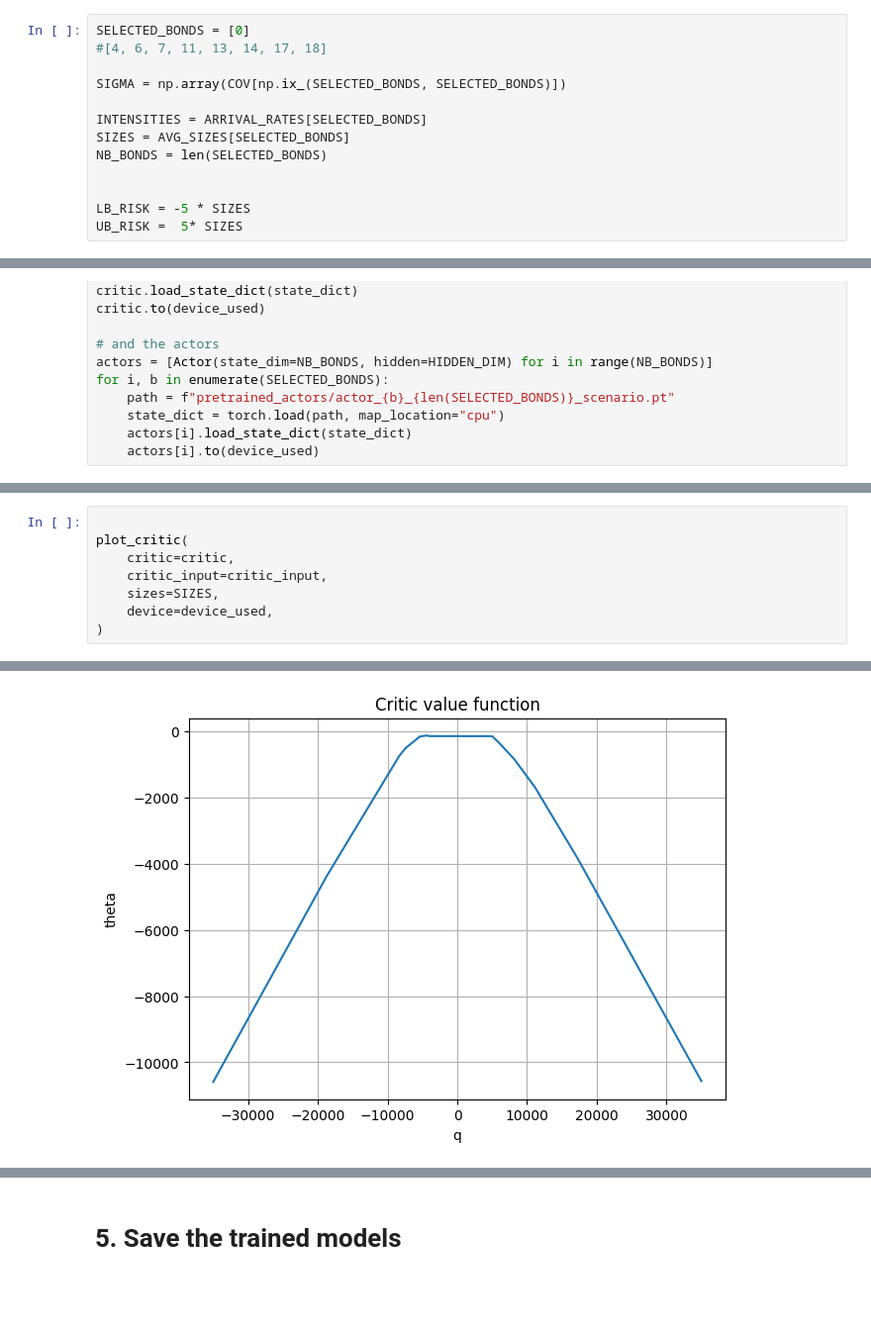
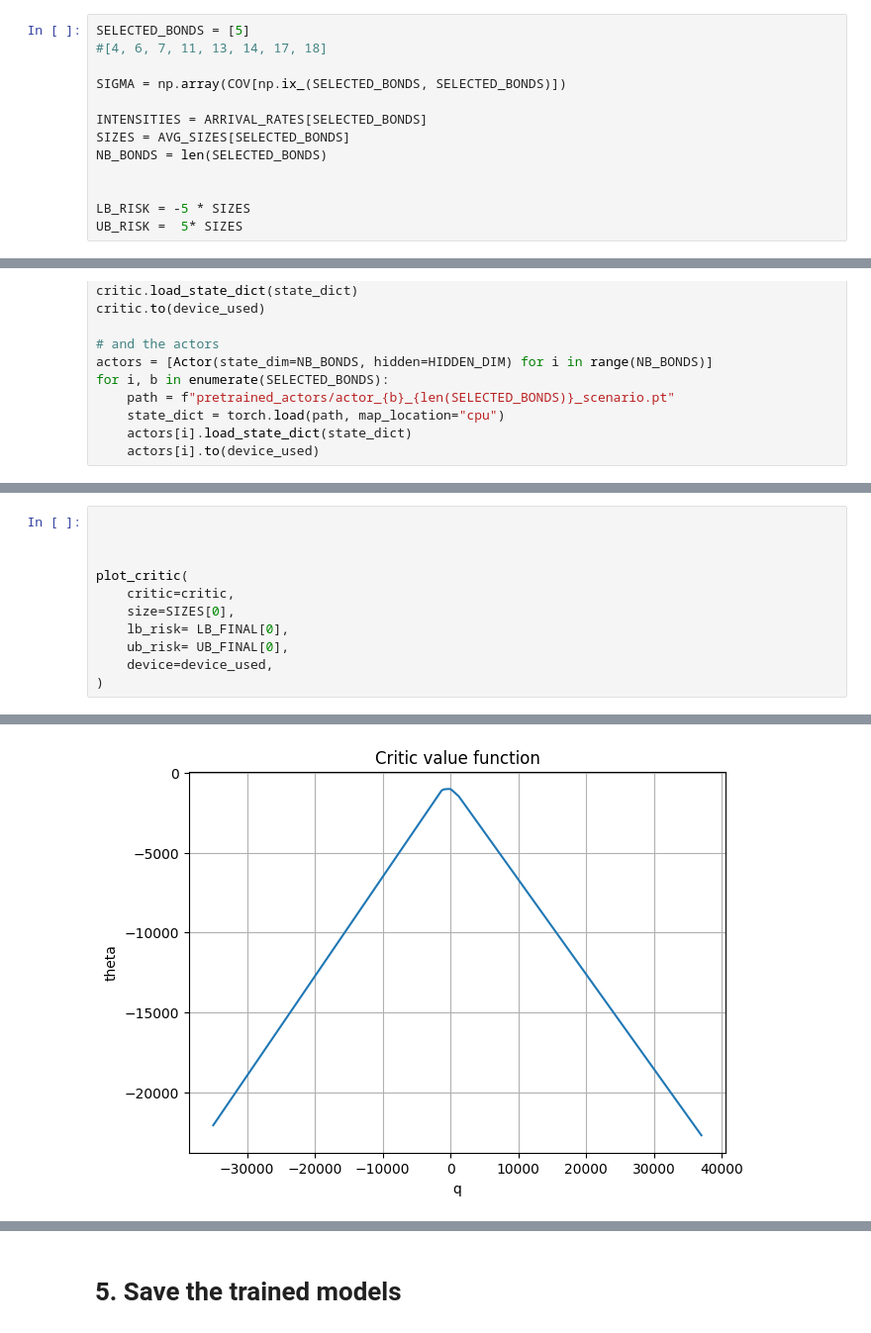
Before and after one commit to MariusKart/Deep-RL-for-Market-Making, a Jupyter notebook: Notebooks/1bond.ipynb, the cells around one changed output, grey strips where cells are left out. Shown at 99% size. Cells and saved outputs as stored; diff of their text form; blank space fills up the shorter version.

```diff
--- a/Notebooks/1bond.ipynb
+++ b/Notebooks/1bond.ipynb
@@ -21,7 +21,7 @@ device_used = "cpu" #torch.device("cuda" if torch.cuda.is_available() else "cpu"
 # %% [markdown]
 # 1. Constants
 # %%
-SELECTED_BONDS = [0]
+SELECTED_BONDS = [5]
 #[4, 6, 7, 11, 13, 14, 17, 18]
 
 SIGMA = np.array(COV[np.ix_(SELECTED_BONDS, SELECTED_BONDS)])
@@ -136,9 +136,12 @@ WindowsPath('figures/avg_reward_[0].eps')
 # %%
+
+
 
 plot_critic(
     critic=critic,
-    critic_input=critic_input,
-    sizes=SIZES,
+    size=SIZES[0],
+    lb_risk= LB_FINAL[0],
+    ub_risk= UB_FINAL[0],
     device=device_used,
 )
 # %% [output]
@@ -145 +165 @@ plot_critic(
-[figure, old version]
+[figure, new version]
```
Also changed, not shown: parts of 8 cells of this notebook, 28 other files.
